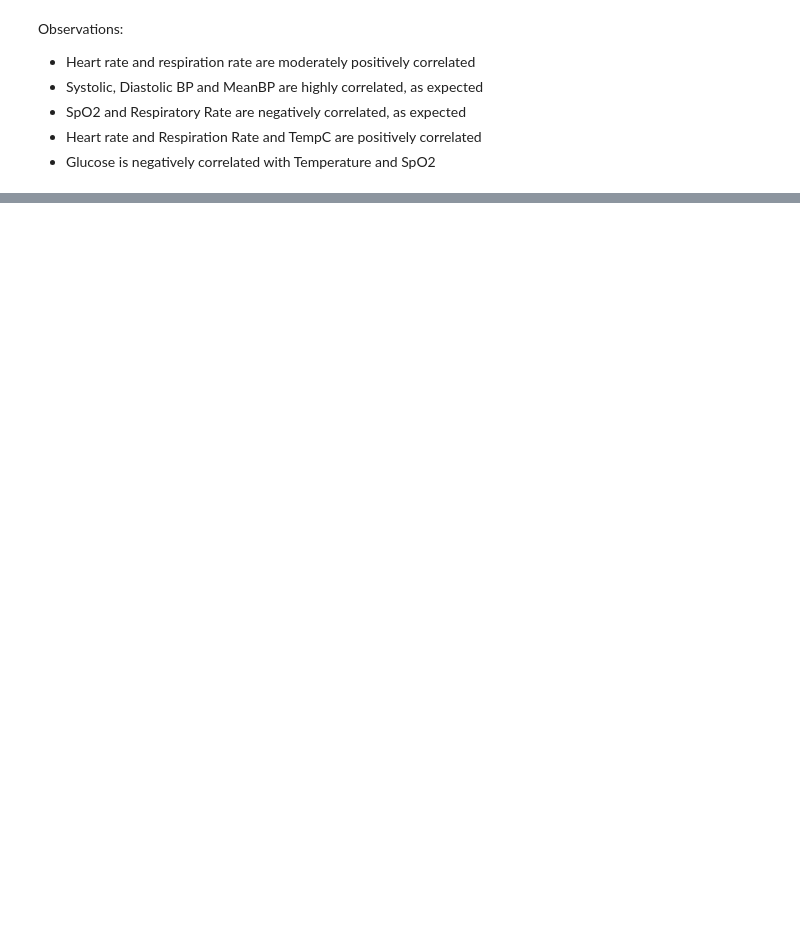
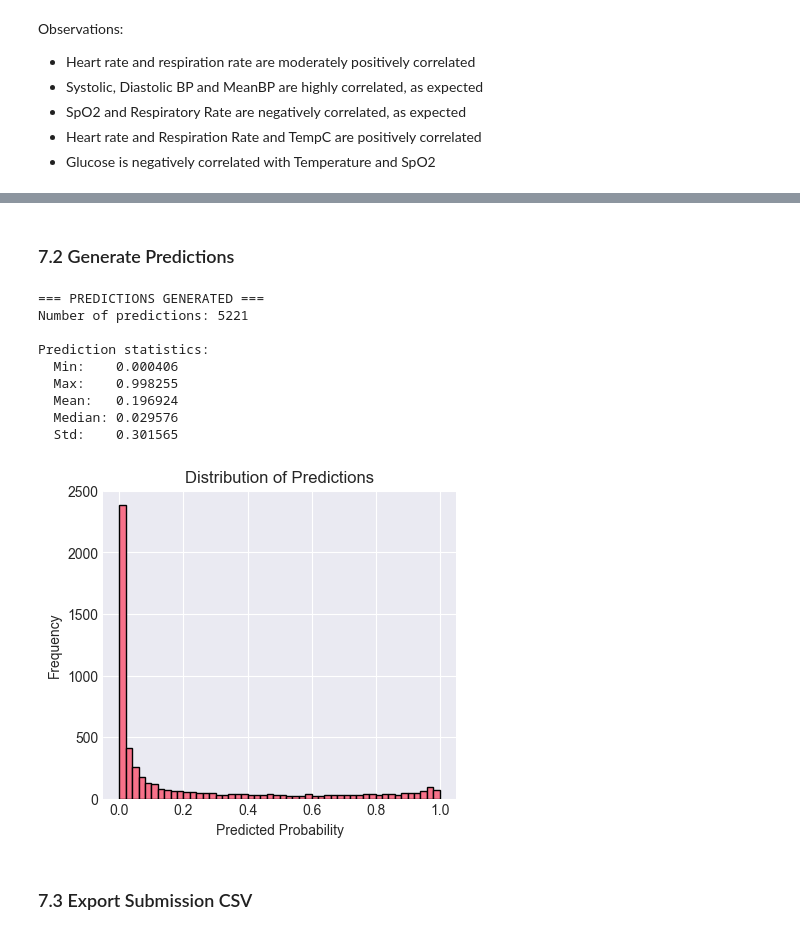
Before and after one commit to majoargote/ml_final_project, a Jupyter notebook: Argote_Mariajose_CML_2025.ipynb, the cells around one changed output, grey strips where cells are left out. Drawn from its saved outputs; the diff is of its cells as text; code cells hidden in the pictures; blank space fills up the shorter version.

```diff
--- a/Argote_Mariajose_CML_2025.ipynb
+++ b/Argote_Mariajose_CML_2025.ipynb
@@ -1180,0 +1031,36 @@ max                      0.713607
+# %% [markdown]
+### 7.2 Generate Predictions
+# %%
+# Generate probability predictions
+predictions = final_model.predict_proba(X_test)[:, 1]
+
+print("=== PREDICTIONS GENERATED ===")
+print(f"Number of predictions: {len(predictions)}")
+print(f"\nPrediction statistics:")
+print(f"  Min:    {predictions.min():.6f}")
+print(f"  Max:    {predictions.max():.6f}")
+print(f"  Mean:   {predictions.mean():.6f}")
+print(f"  Median: {np.median(predictions):.6f}")
+print(f"  Std:    {predictions.std():.6f}")
+
+# Check distribution
+if EDA:
+    plt.figure(figsize=(10, 4))
+    plt.subplot(1, 2, 1)
+    plt.hist(predictions, bins=50, edgecolor='black')
+    plt.xlabel('Predicted Probability')
+    plt.ylabel('Frequency')
+    plt.title('Distribution of Predictions')
+# %% [output]
+=== PREDICTIONS GENERATED ===
+Number of predictions: 5221
+
+Prediction statistics:
+  Min:    0.000406
+  Max:    0.998255
+  Mean:   0.196924
+  Median: 0.029576
+  Std:    0.301565
+[figure, added]
+# %% [markdown]
+### 7.3 Export Submission CSV
```
Also changed, not shown: parts of 102 cells of this notebook, 29 other files.
